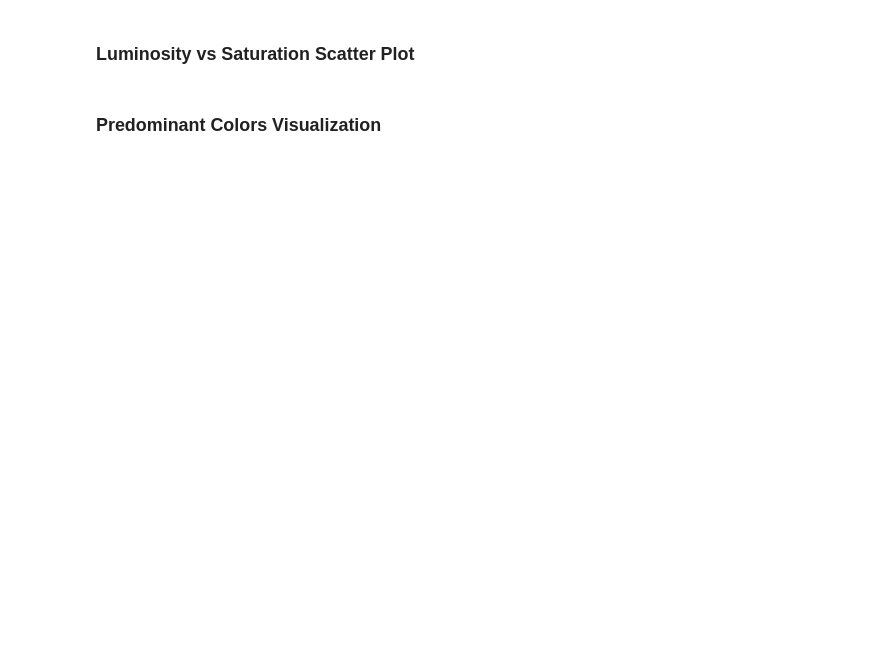
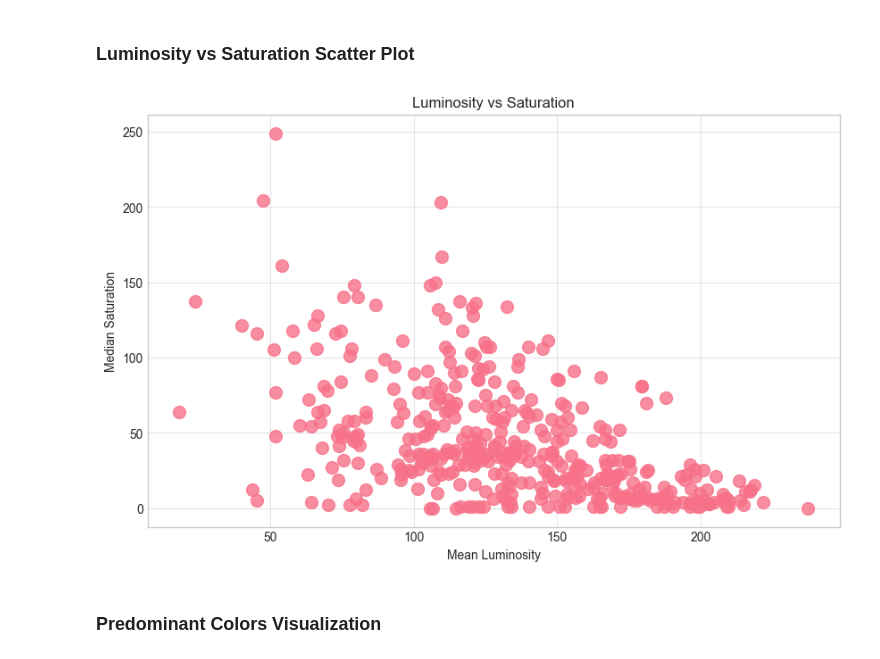
Before and after one commit to arthurpeixotomelo/img_processing, a Jupyter notebook: image_analysis.ipynb, the cells around one changed output. Drawn from its saved outputs; the diff is of its cells as text; code cells hidden in the pictures; blank space fills up the shorter version.

```diff
--- a/image_analysis.ipynb
+++ b/image_analysis.ipynb
@@ -222,12 +430,37 @@ print(f"\nSuccessfully analyzed {len(results)} images.")
 # Create DataFrame with basic metrics
 df = pd.DataFrame(results)
 
+# Add engagement total metric
+if "likes" in df.columns and "comments" in df.columns:
+    df["engagement_total"] = df["likes"] + df["comments"]
+
 # Display basic info
 print(f"Total images analyzed: {len(df)}")
-print(f"\nDataFrame shape: {df.shape}")
 print(f"\nColumns: {list(df.columns)}")
 
-# Display first few rows (excluding complex columns)
-display_columns = ['filename', 'width', 'height', 'mean_luminosity', 'median_saturation', 'predominant_color_percentage']
-print(f"\nFirst few rows:")
+# Check if engagement metrics were successfully extracted
+has_engagement = "likes" in df.columns and "comments" in df.columns
+
+# Display first few rows
+if has_engagement:
+    display_columns = [
+        "filename",
+        "likes",
+        "comments",
+        "engagement_total",
+        "mean_luminosity",
+        "median_saturation",
+        "color_category",
+        "color_temperature",
+    ]
+else:
+    display_columns = [
+        "filename",
+        "width",
+        "height",
+        "mean_luminosity",
+        "median_saturation",
+        "predominant_color_percentage",
+    ]
+
 df[display_columns].head()
@@ -290,12 +573,14 @@ plt.show()
 ### Luminosity vs Saturation Scatter Plot
 # %%
 plt.figure(figsize=(10, 6))
-plt.scatter(df['mean_luminosity'], df['median_saturation'], alpha=0.6, s=100)
-plt.xlabel('Mean Luminosity')
-plt.ylabel('Median Saturation')
-plt.title('Luminosity vs Saturation')
-plt.grid(True, alpha=0.3)
+plt.scatter(df["mean_luminosity"], df["median_saturation"], alpha=0.8, s=100)
+plt.xlabel("Mean Luminosity")
+plt.ylabel("Median Saturation")
+plt.title("Luminosity vs Saturation")
+plt.grid(True, alpha=0.5)
 plt.show()
+# %% [output]
+[figure, added]
 # %% [markdown]
 ### Predominant Colors Visualization
 # %%
```
Also changed, not shown: parts of 30 cells of this notebook, 2 other files.
